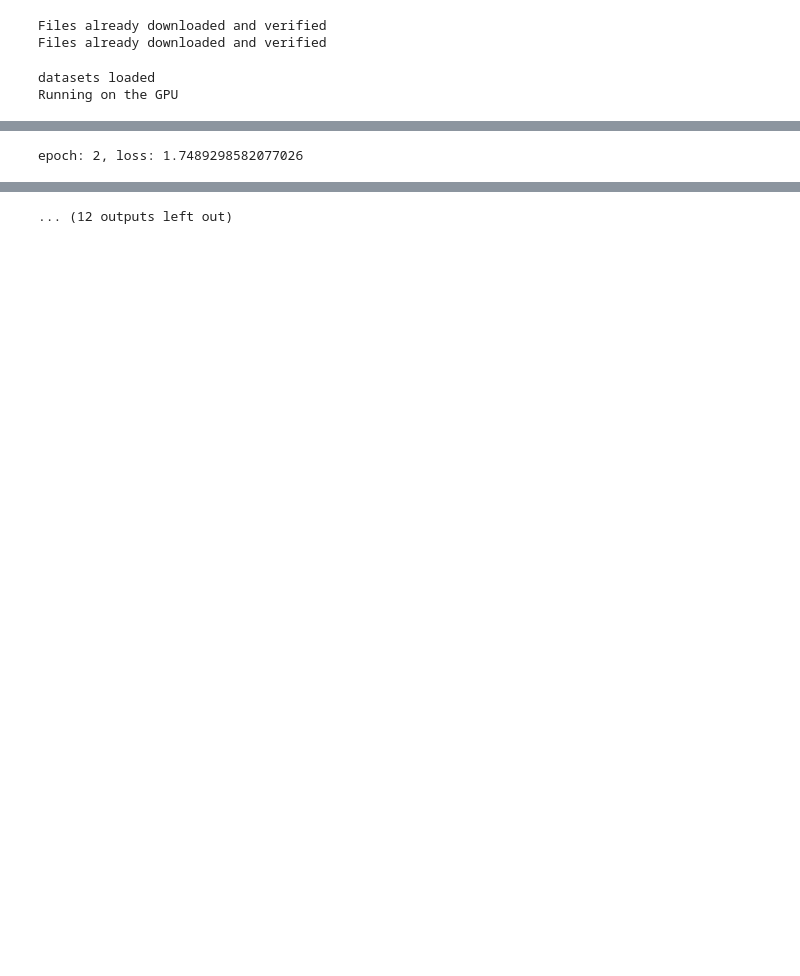
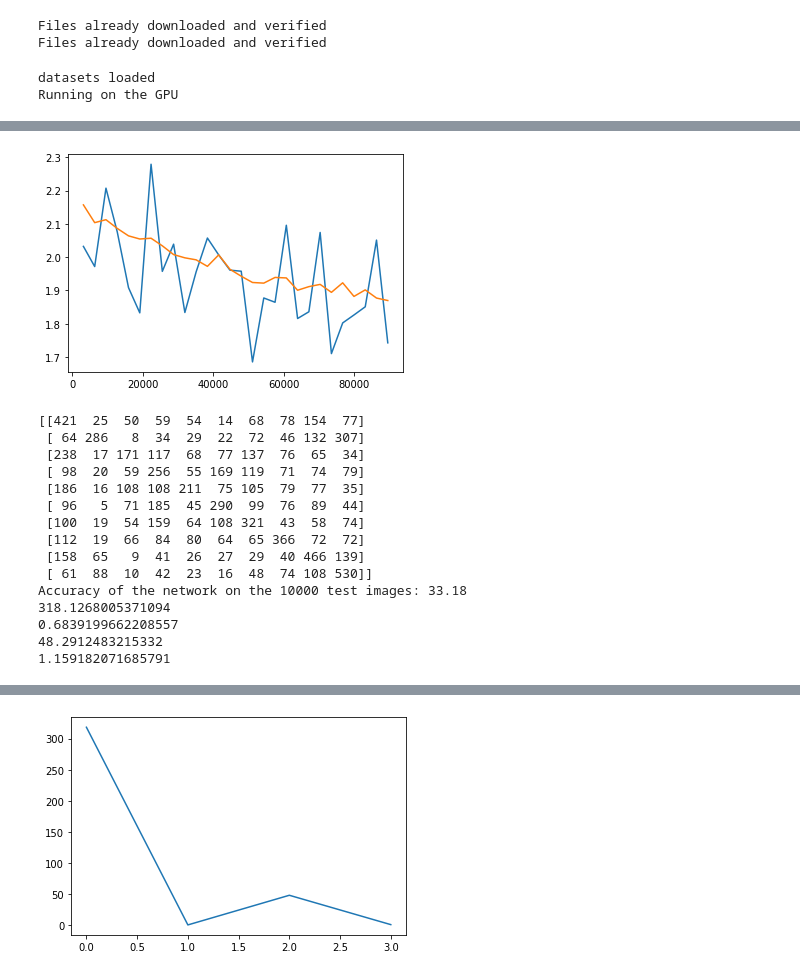
Before and after one commit to 2kunal6/Deep_Learning, a Jupyter notebook: cuda_lab/2/Assignment2.ipynb, the cells around one changed output, grey strips where cells are left out. Cells and saved outputs as stored; diff of their text form; code cells hidden in the pictures; blank space fills up the shorter version.

```diff
--- a/cuda_lab/2/Assignment2.ipynb
+++ b/cuda_lab/2/Assignment2.ipynb
@@ -98,7 +98,7 @@ loss_val = []
 iter_list = []
 iter_num = 0
 
-for epoch in range(20):
+for epoch in range(2):
   train_size = int(0.9 * len(train))
   val_size = len(train) - train_size
   train_dataset, val_dataset = torch.utils.data.random_split(train, [train_size, val_size])
@@ -139,6 +139,14 @@ accuracy, y_true, y_pred, _ = test_perform(test)
 
 print(confusion_matrix(y_true, y_pred))
 print(f'Accuracy of the network on the 10000 test images: {accuracy}')
+
+norm_list = []
+for x in model.parameters():
+  print(x.grad.cpu().norm(1).tolist())
+  norm_list.append(x.grad.cpu().norm(1).tolist())
+
+plt.plot(norm_list)
+plt.show()
 # %% [output]
 Files already downloaded and verified
 Files already downloaded and verified
@@ -149 +157,16 @@ epoch: 1, loss: 1.9830219745635986
+[figure, added]
-epoch: 2, loss: 1.7489298582077026
+[[421  25  50  59  54  14  68  78 154  77]
+ [ 64 286   8  34  29  22  72  46 132 307]
+ [238  17 171 117  68  77 137  76  65  34]
+ [ 98  20  59 256  55 169 119  71  74  79]
+ [186  16 108 108 211  75 105  79  77  35]
+ [ 96   5  71 185  45 290  99  76  89  44]
+ [100  19  54 159  64 108 321  43  58  74]
+ [112  19  66  84  80  64  65 366  72  72]
+ [158  65   9  41  26  27  29  40 466 139]
+ [ 61  88  10  42  23  16  48  74 108 530]]
+Accuracy of the network on the 10000 test images: 33.18
+318.1268005371094
+0.6839199662208557
+48.2912483215332
+1.159182071685791
@@ -157 +173 @@ epoch: 9, loss: 1.4063315391540527
-... (12 outputs left out)
+[figure, added]
```
Also changed, not shown: parts of 1 cell of this notebook.
